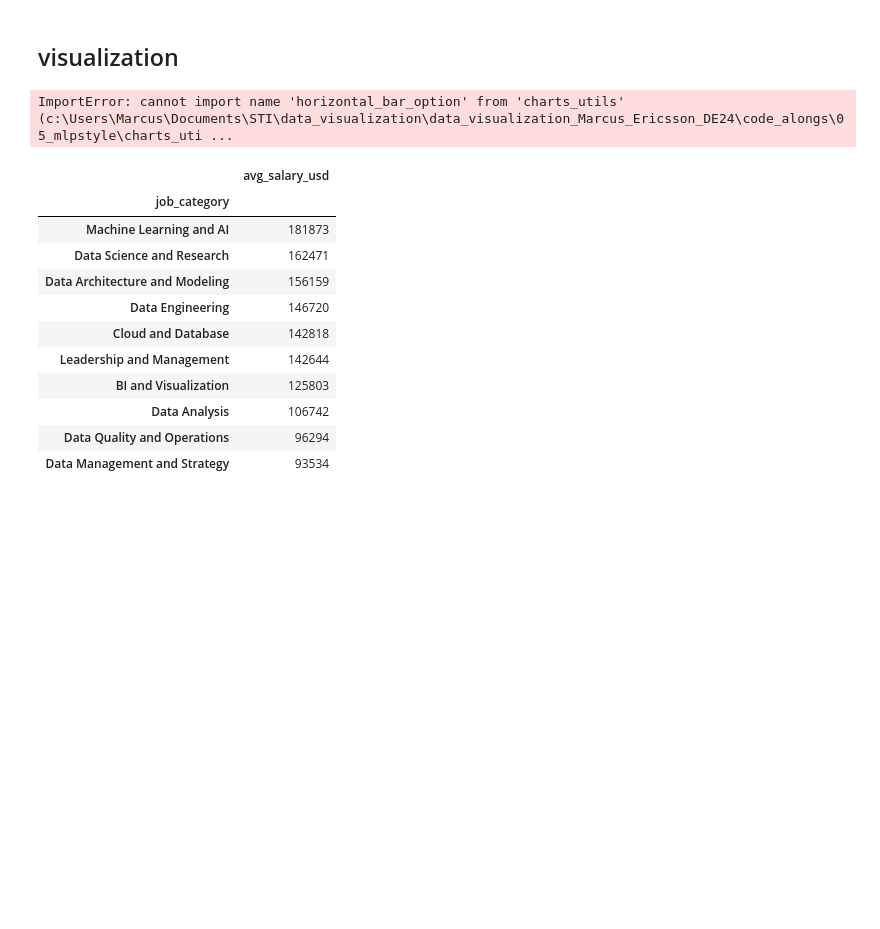
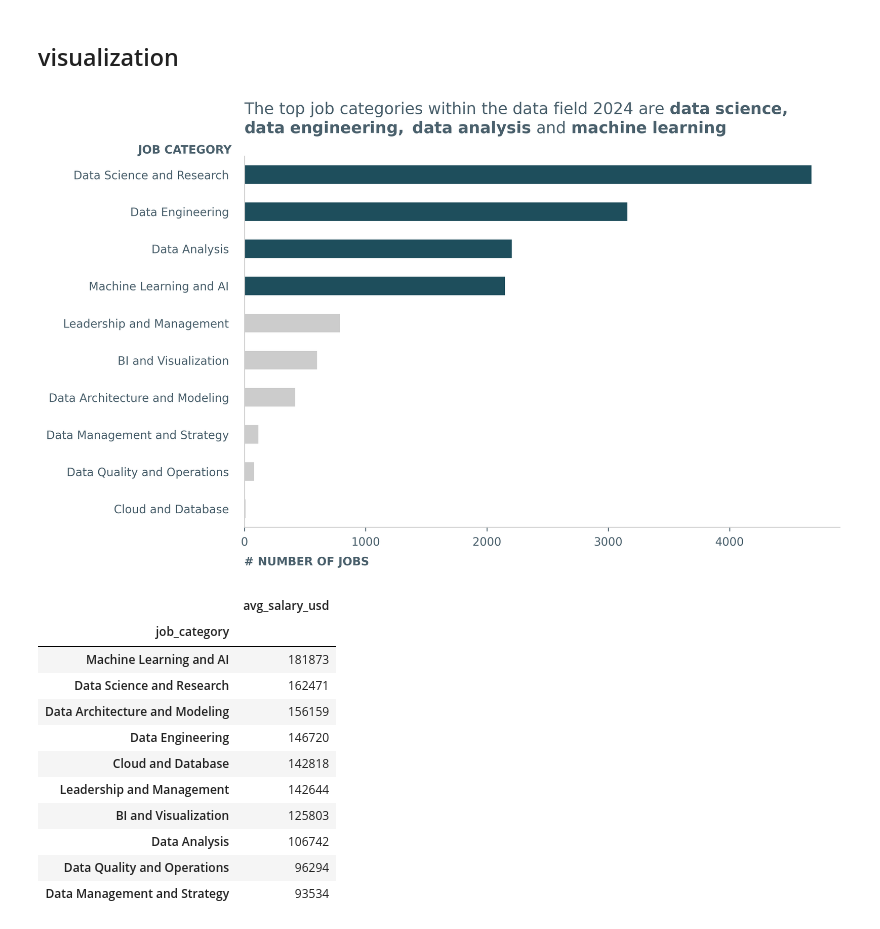
Before and after one commit to MarcusArdenstedt/data_visualization_Marcus_Ericsson_DE24, a Jupyter notebook: code_alongs/05_mlpstyle/mpl_storytelling.ipynb, the cells around one changed output. Cells and saved outputs as stored; diff of their text form; code cells hidden in the pictures; blank space fills up the shorter version.

Commit message:
modified horizontal_bar_options function

```diff
--- a/code_alongs/05_mlpstyle/mpl_storytelling.ipynb
+++ b/code_alongs/05_mlpstyle/mpl_storytelling.ipynb
@@ -47,27 +47,29 @@ pandas.core.series.Series
 # %% [markdown]
 ## visualization
 # %%
-from charts_utils import horizontal_bar_option, save_fig_from_ax
+from charts_utils import horizontal_bar_options, save_fig_from_ax
 from constants import BLUE_1, GRAY_1
 
 colors = [GRAY_1] * len(df_job_categories)
 colors[:4] = [BLUE_1] * 4
 
 ax = df_job_categories.plot(kind= "barh", color= colors)
 
-ax= horizontal_bar_option(ax, title= "The top job categories within the data field 2024 are "
+ax= horizontal_bar_options(ax, title= "The top job categories within the data field 2024 are "
     + r"$\bf{data\ science},$"
     + "\n"
     + r"$\bf{data\ engineering},$"
     + r"$\bf{\ data\ analysis\ \text{and}\ machine\ learning}$",
                           xlabel= "# NUMBER OF JOBS",
-                          ylabel= "JOB CATEGORY")
+                          ylabel= "JOB CATEGORY",
+                          ylabel_rotation= 0)
+
 
 
 
 save_fig_from_ax(ax, "figures/number_data_jobs.png")
 # %% [output]
-ImportError: cannot import name 'horizontal_bar_option' from 'charts_utils' (c:\Users\Marcus\Documents\STI\data_visualization\data_visualization_Marcus_Ericsson_DE24\code_alongs\05_mlpstyle\charts_uti ...
+[figure, added]
 # %%
 df_salary = (
     duckdb.query(
```
